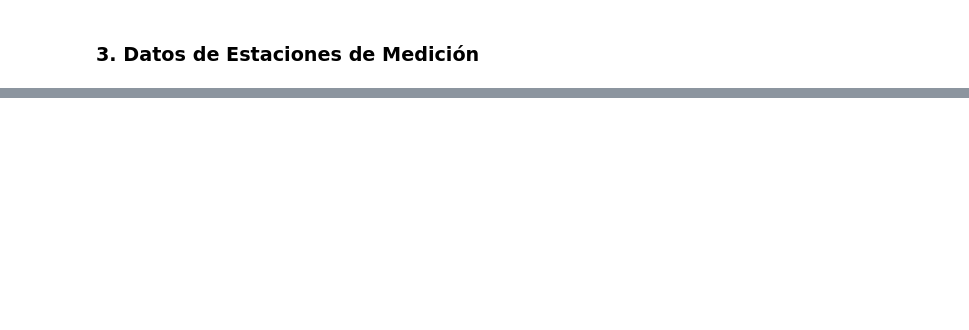
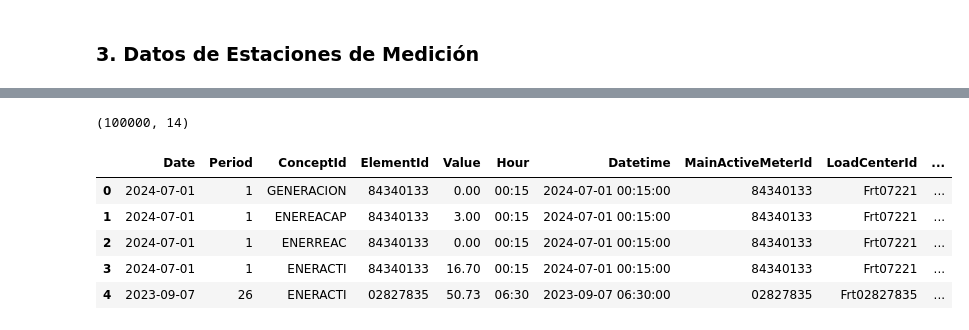
Before and after one commit to maestria-ds-eafit/Proyecto-Integrador-Semestre1, a Jupyter notebook: python-notebooks/EDA_Consumo_ES.ipynb, the cells around one changed output, grey strips where cells are left out. Cells and saved outputs as stored; diff of their text form; code cells hidden in the pictures; blank space fills up the shorter version.

```diff
--- a/python-notebooks/EDA_Consumo_ES.ipynb
+++ b/python-notebooks/EDA_Consumo_ES.ipynb
@@ -243,0 +313,12 @@ dtype: object
+# %%
+df_consumo_refined=df_consumo_curated.merge(df_ubication,left_on="ElementId",right_on="MainActiveMeterId",how="left")
+print(df_consumo_refined.shape)
+df_consumo_refined.head()
+# %% [output]
+(100000, 14)
+|  | Date | Period | ConceptId | ElementId | Value | Hour | Datetime | MainActiveMeterId | LoadCenterId | ... |
+| 0 | 2024-07-01 | 1 | GENERACION | 84340133 | 0.00 | 00:15 | 2024-07-01 00:15:00 | 84340133 | Frt07221 | ... |
+| 1 | 2024-07-01 | 1 | ENEREACAP | 84340133 | 3.00 | 00:15 | 2024-07-01 00:15:00 | 84340133 | Frt07221 | ... |
+| 2 | 2024-07-01 | 1 | ENERREAC | 84340133 | 0.00 | 00:15 | 2024-07-01 00:15:00 | 84340133 | Frt07221 | ... |
+| 3 | 2024-07-01 | 1 | ENERACTI | 84340133 | 16.70 | 00:15 | 2024-07-01 00:15:00 | 84340133 | Frt07221 | ... |
+| 4 | 2023-09-07 | 26 | ENERACTI | 02827835 | 50.73 | 06:30 | 2023-09-07 06:30:00 | 02827835 | Frt02827835 | ... |
```
Also changed, not shown: parts of 10 cells of this notebook, 22 other files.
